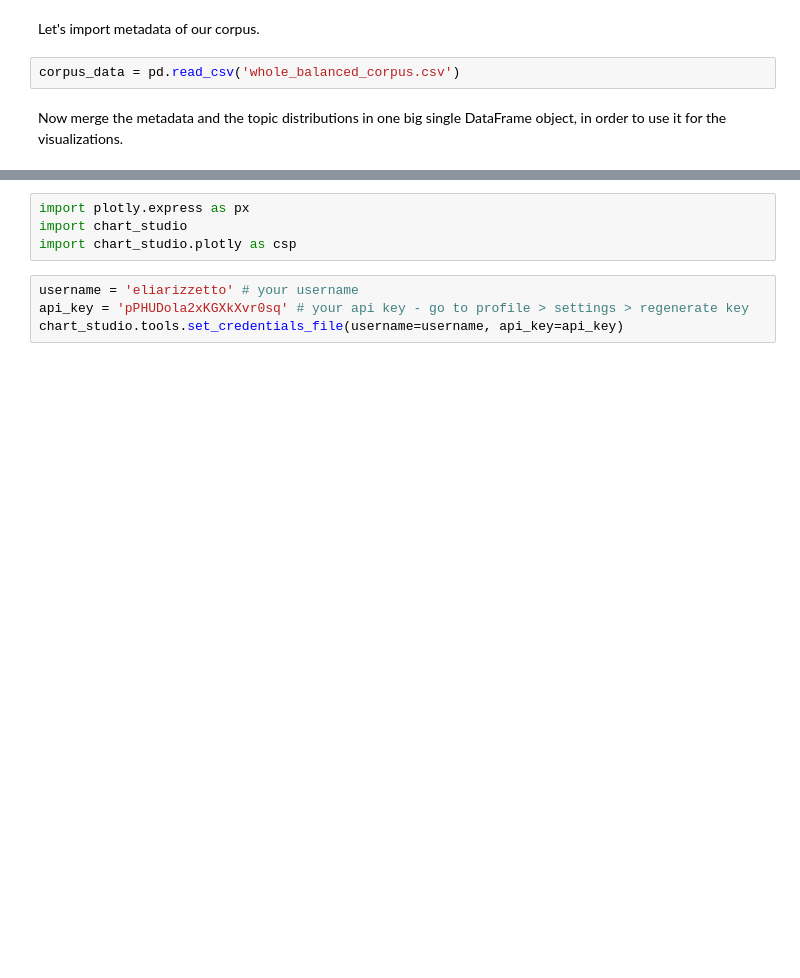
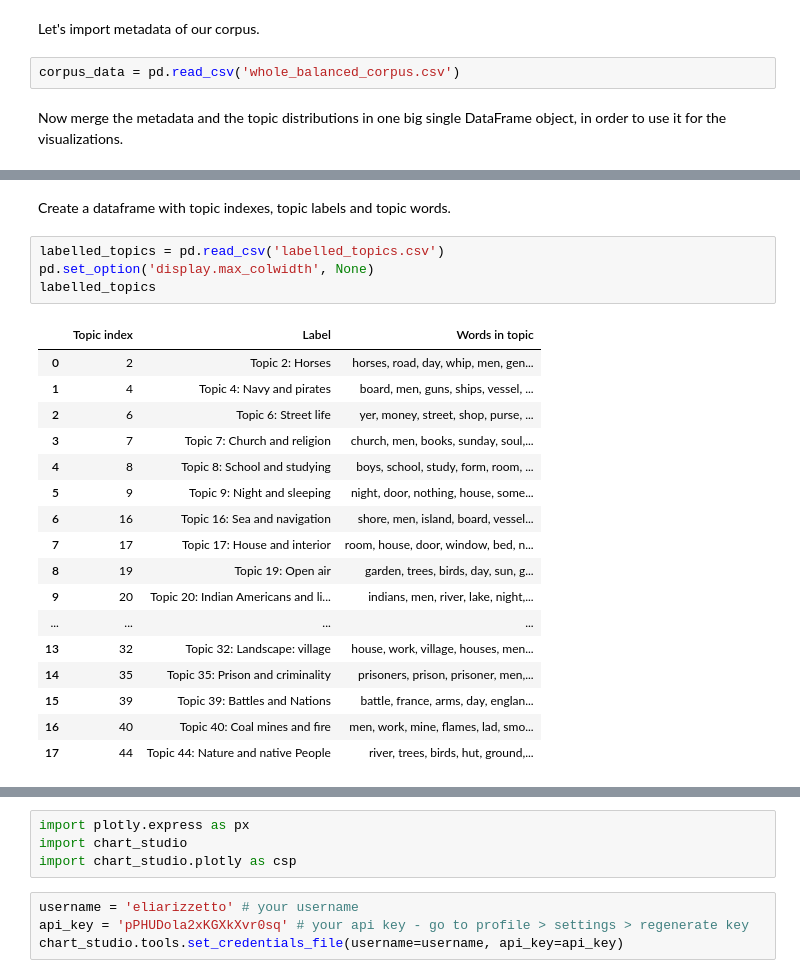
Before and after one commit to gobbykid/tm, a Jupyter notebook: tm_process.ipynb, the cells around one changed output, grey strips where cells are left out. Cells and saved outputs as stored; diff of their text form; blank space fills up the shorter version.

```diff
--- a/tm_process.ipynb
+++ b/tm_process.ipynb
@@ -363,0 +394,24 @@ complete_data_df = pd.concat([corpus_data, topic_distributions_df], axis=1)
+# %% [markdown]
+Create a dataframe with topic indexes, topic labels and topic words.
+# %%
+labelled_topics = pd.read_csv('labelled_topics.csv')
+pd.set_option('display.max_colwidth', None)
+labelled_topics
+# %% [output]
+|  | Topic index | Label | Words in topic |
+| 0 | 2 | Topic 2: Horses | horses, road, day, whip, men, gen... |
+| 1 | 4 | Topic 4: Navy and pirates | board, men, guns, ships, vessel, ... |
+| 2 | 6 | Topic 6: Street life | yer, money, street, shop, purse, ... |
+| 3 | 7 | Topic 7: Church and religion | church, men, books, sunday, soul,... |
+| 4 | 8 | Topic 8: School and studying | boys, school, study, form, room, ... |
+| 5 | 9 | Topic 9: Night and sleeping | night, door, nothing, house, some... |
+| 6 | 16 | Topic 16: Sea and navigation | shore, men, island, board, vessel... |
+| 7 | 17 | Topic 17: House and interior | room, house, door, window, bed, n... |
+| 8 | 19 | Topic 19: Open air | garden, trees, birds, day, sun, g... |
+| 9 | 20 | Topic 20: Indian Americans and li... | indians, men, river, lake, night,... |
+| ... | ... | ... | ... |
+| 13 | 32 | Topic 32: Landscape: village | house, work, village, houses, men... |
+| 14 | 35 | Topic 35: Prison and criminality | prisoners, prison, prisoner, men,... |
+| 15 | 39 | Topic 39: Battles and Nations | battle, france, arms, day, englan... |
+| 16 | 40 | Topic 40: Coal mines and fire | men, work, mine, flames, lad, smo... |
+| 17 | 44 | Topic 44: Nature and native People | river, trees, birds, hut, ground,... |
```
Also changed, not shown: parts of 32 cells of this notebook, 1 other file.
